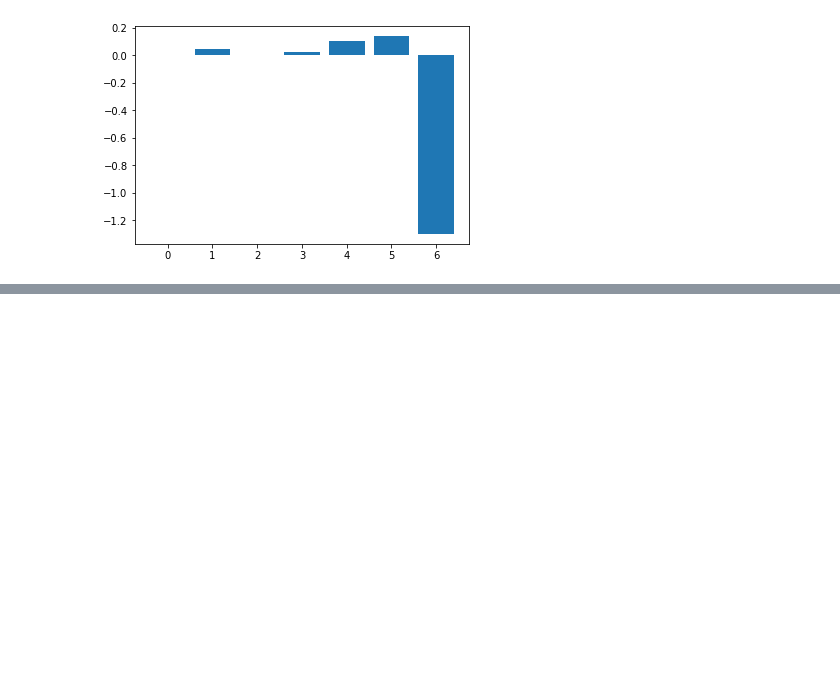
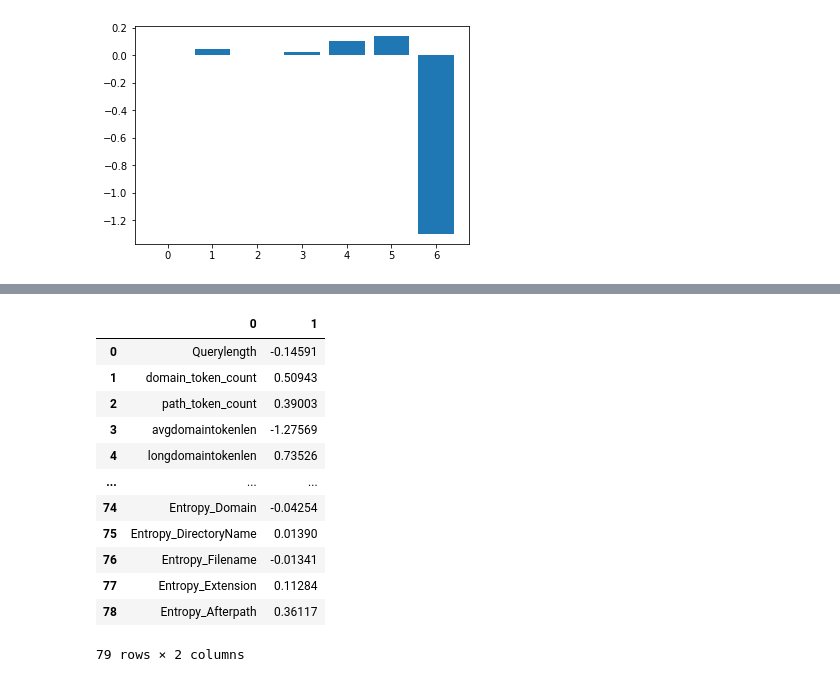
Before and after one commit to AI-and-Blockchain/F22_Web_Spam_Cleanup, a Jupyter notebook: Machine Learning on Spam Data/Test_data.ipynb, the cells around one changed output, grey strips where cells are left out. Cells and saved outputs as stored; diff of their text form; code cells hidden in the pictures; blank space fills up the shorter version.

```diff
--- a/Machine Learning on Spam Data/Test_data.ipynb
+++ b/Machine Learning on Spam Data/Test_data.ipynb
@@ -202,0 +251,25 @@ plt.show()
+# %%
+#feature importance
+importance = classifier.coef_[0]
+col_list = list(x.columns)
+collist=[]
+vallist=[]
+for i,v in enumerate(importance):
+	collist.append(col_list[i])
+	vallist.append(v)
+featureDf= pd.DataFrame(data = [collist,vallist]).T
+featureDf
+# %% [output]
+|  | 0 | 1 |
+| 0 | Querylength | -0.14591 |
+| 1 | domain_token_count | 0.50943 |
+| 2 | path_token_count | 0.39003 |
+| 3 | avgdomaintokenlen | -1.27569 |
+| 4 | longdomaintokenlen | 0.73526 |
+| ... | ... | ... |
+| 74 | Entropy_Domain | -0.04254 |
+| 75 | Entropy_DirectoryName | 0.01390 |
+| 76 | Entropy_Filename | -0.01341 |
+| 77 | Entropy_Extension | 0.11284 |
+| 78 | Entropy_Afterpath | 0.36117 |
+79 rows × 2 columns
```
Also changed, not shown: parts of 15 cells of this notebook, 2 other files.
